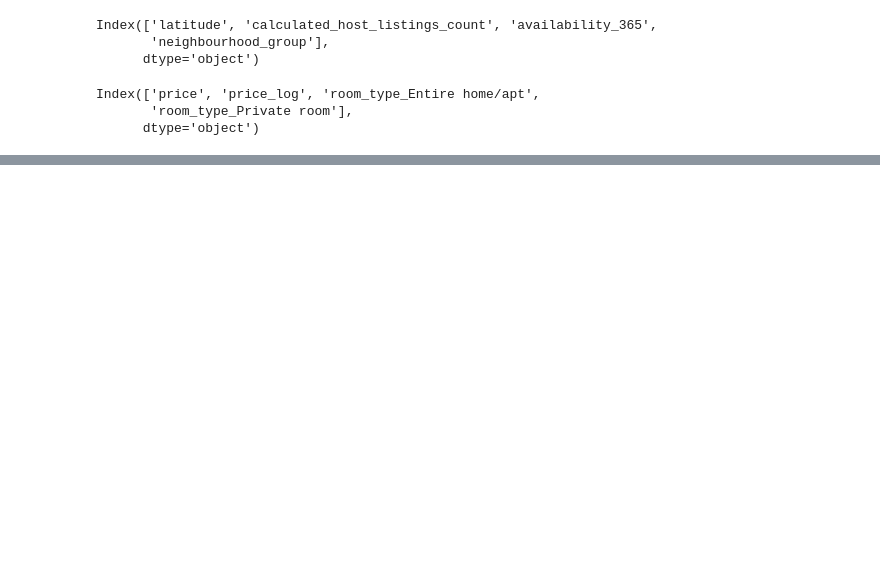
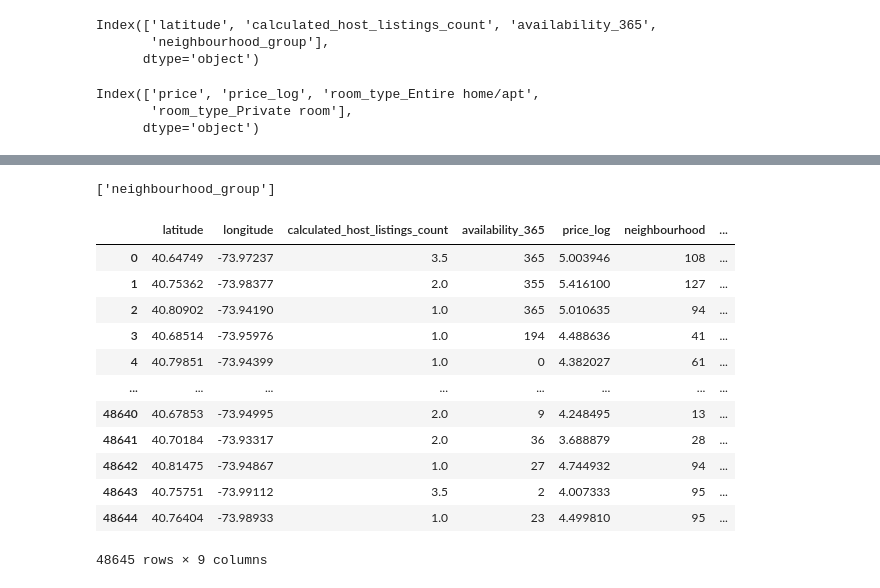
Before and after one commit to patriciamv97/machine-learning-python-template, a Jupyter notebook: src/explore.ipynb, the cells around one changed output, grey strips where cells are left out. Drawn from its saved outputs; the diff is of its cells as text; code cells hidden in the pictures; blank space fills up the shorter version.

```diff
--- a/src/explore.ipynb
+++ b/src/explore.ipynb
@@ -633,0 +686,34 @@ y = dataframe['price_log']                  # Dataframe con solo el precio
+# %%
+# Dividimos el dataframe en función de la variable respuesta
+
+X = data_p.drop(['price_log'], axis=1)   # Dataframe con todas las columnas menos el precio, (X (mayus.) por convención
+y = data_p['price_log']                  # Dataframe con solo el precio, que es la variable objetivo
+
+X_train, X_test, y_train, y_test = train_test_split(X, y, test_size=0.2, random_state=42)
+
+# train_test_split divide los datos en conjuntos de entrenamiento (X_train, y_train) y prueba (X_test, y_test),
+#  * con el 80% de los datos destinados al entrenamiento y el 20% al testeo.
+
+# random_state=42 asegura reproducibilidad en la división aleatoria, es decir, que obtengamos la misma división de datos cada vez que ejecutemos el código.
+# %%
+# Vamos a usar un método embebido que nos informe de la importancia de las características
+# Crea un modelo XGBoost Regressor
+model = xgb.XGBRegressor(objective='reg:squarederror')  # objective='reg:squarederror'configura XGBoost para entrenar un modelo de regresión
+                                                         # que minimice el error cuadrático medio durante el proceso de entrenamiento.
+                                                         # Esto es adecuado cuando estamos tratando de predecir valores numéricos continuos.
+# Entrena el modelo en los datos de entrenamiento
+model.fit(X_train, y_train)
+
+# Obtención de la importancia de las características
+feature_importances = model.feature_importances_
+
+# Asociación de las importancias con los nombres de las características
+feature_names = X.columns
+feature_importance_dict = dict(zip(feature_names, feature_importances))
+
+# Ordenación de las características por importancia (de mayor a menor)
+sorted_feature_importance = dict(sorted(feature_importance_dict.items(), key=lambda x: x[1], reverse=True))
+
+# Impresión de la importancia de las características
+for feature, importance in sorted_feature_importance.items():
+    print(f'Feature: {feature}, Importance: {importance*100}')
@@ -633,0 +730,26 @@ y = dataframe['price_log']                  # Dataframe con solo el precio
+# %%
+def aborrar(d_imp, corr, imp_cut=0.005, corr_cut=0.1):
+  variables_poca_corr = corr[corr.price_log.abs()<=corr_cut].index
+  return [variable for variable in variables_poca_corr if d_imp[variable]<=imp_cut]
+
+borrar_variables = aborrar(sorted_feature_importance, corr, imp_cut=0.01, corr_cut=0.1)
+borrar_variables
+# %% [output]
+['neighbourhood_group']
+# %%
+data_p.drop(borrar_variables, axis=1, inplace=True)
+data_p
+# %% [output]
+|  | latitude | longitude | calculated_host_listings_count | availability_365 | price_log | neighbourhood | ... |
+| 0 | 40.64749 | -73.97237 | 3.5 | 365 | 5.003946 | 108 | ... |
+| 1 | 40.75362 | -73.98377 | 2.0 | 355 | 5.416100 | 127 | ... |
+| 2 | 40.80902 | -73.94190 | 1.0 | 365 | 5.010635 | 94 | ... |
+| 3 | 40.68514 | -73.95976 | 1.0 | 194 | 4.488636 | 41 | ... |
+| 4 | 40.79851 | -73.94399 | 1.0 | 0 | 4.382027 | 61 | ... |
+| ... | ... | ... | ... | ... | ... | ... | ... |
+| 48640 | 40.67853 | -73.94995 | 2.0 | 9 | 4.248495 | 13 | ... |
+| 48641 | 40.70184 | -73.93317 | 2.0 | 36 | 3.688879 | 28 | ... |
+| 48642 | 40.81475 | -73.94867 | 1.0 | 27 | 4.744932 | 94 | ... |
+| 48643 | 40.75751 | -73.99112 | 3.5 | 2 | 4.007333 | 95 | ... |
+| 48644 | 40.76404 | -73.98933 | 1.0 | 23 | 4.499810 | 95 | ... |
+48645 rows × 9 columns
```
Also changed, not shown: parts of 24 cells of this notebook, 2 other files.
